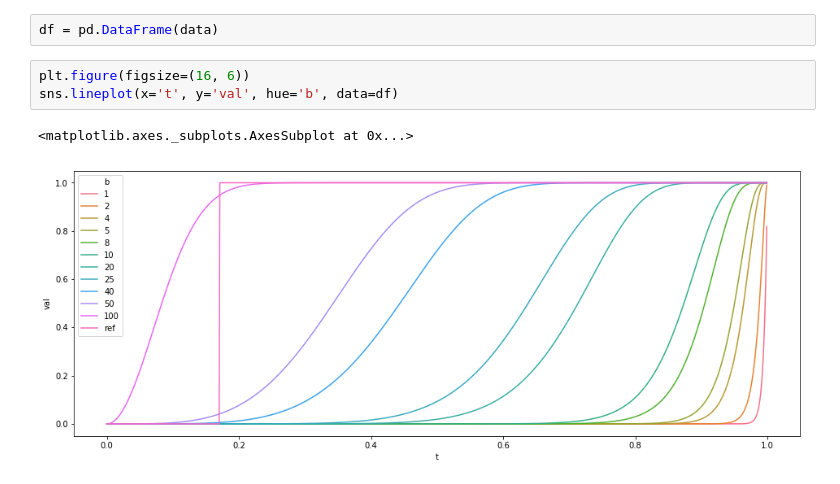
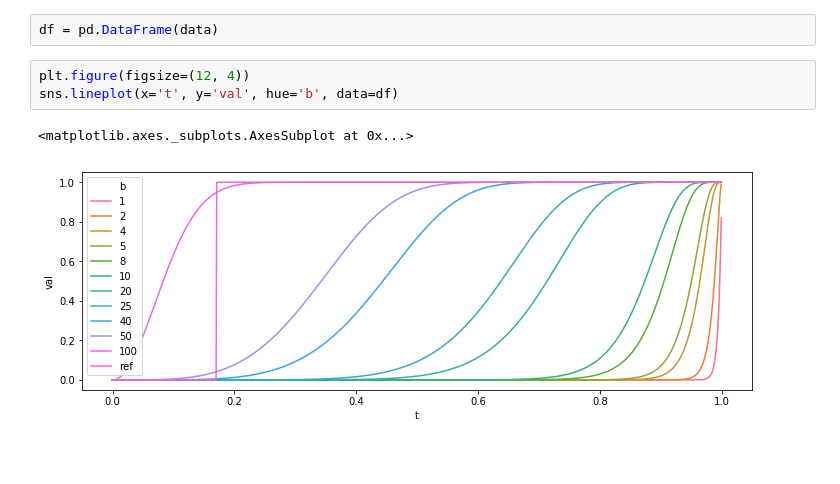
Before and after one commit to haandol/lsh-minhash-tutorial, a Jupyter notebook: notebook/Choice of B and R.ipynb, the cells around one changed output. Saved outputs shown, nothing was run; the diff lists cells and outputs as text; blank space fills up the shorter version.

Commit message:
modify size of plot

```diff
--- a/notebook/Choice of B and R.ipynb
+++ b/notebook/Choice of B and R.ipynb
@@ -61,8 +61,8 @@ data.extend(reference)
 # %%
 df = pd.DataFrame(data)
 # %%
-plt.figure(figsize=(16, 6))
+plt.figure(figsize=(12, 4))
 sns.lineplot(x='t', y='val', hue='b', data=df)
 # %% [output]
 <matplotlib.axes._subplots.AxesSubplot at 0x...>
-[figure, old version]
+[figure, new version]
```
